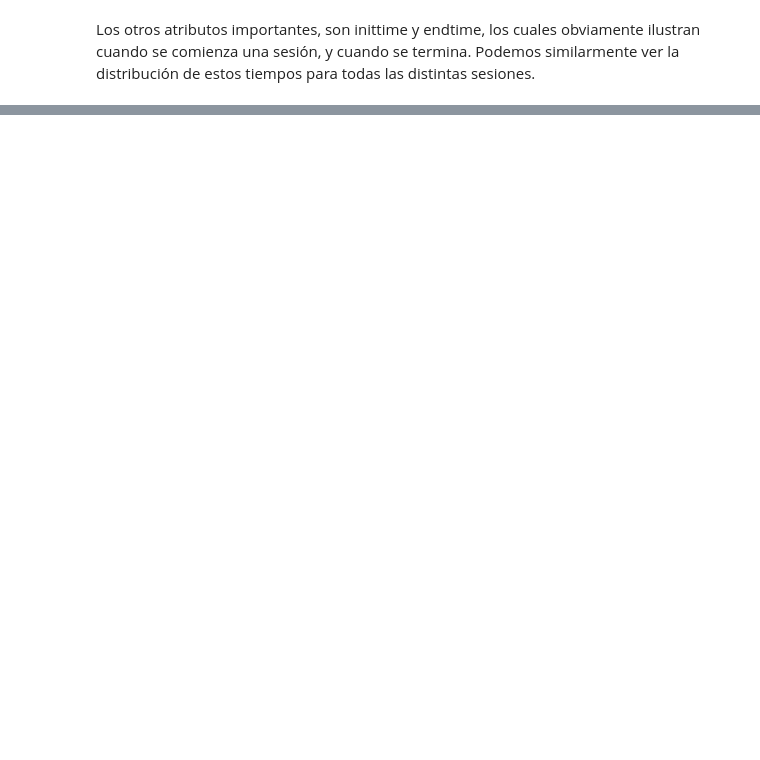
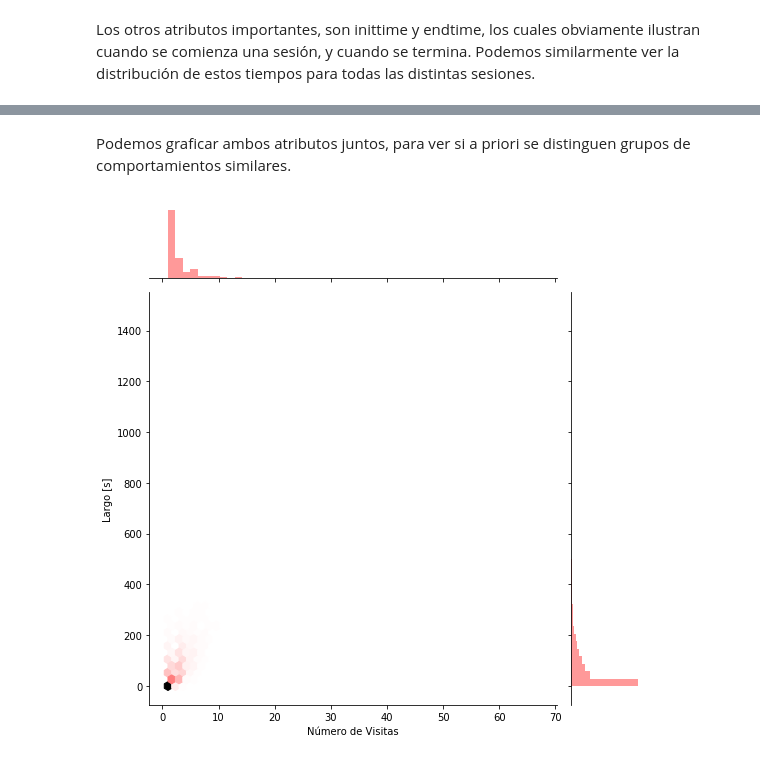
Before and after one commit to danno-s/proyecto-bayes, a Jupyter notebook: Clustering/Exploración.ipynb, the cells around one changed output, grey strips where cells are left out. Drawn from its saved outputs; the diff is of its cells as text; code cells hidden in the pictures; blank space fills up the shorter version.

```diff
--- a/Clustering/Exploración.ipynb
+++ b/Clustering/Exploración.ipynb
@@ -63,0 +71,10 @@ Ahora se logra observar un comportamiento casi lineal del tiempo con respecto a
+# %% [markdown]
+Podemos graficar ambos atributos juntos, para ver si a priori se distinguen grupos de comportamientos similares.
+# %%
+import seaborn as sns
+
+g = sns.jointplot(x=session_visits, y=session_lengths, kind="hex", stat_func=None, size=7.5, color="r")
+g.set_axis_labels("Número de Visitas", "Largo [s]")
+plt.show()
+# %% [output]
+[figure, added]
```
Also changed, not shown: parts of 27 cells of this notebook.
